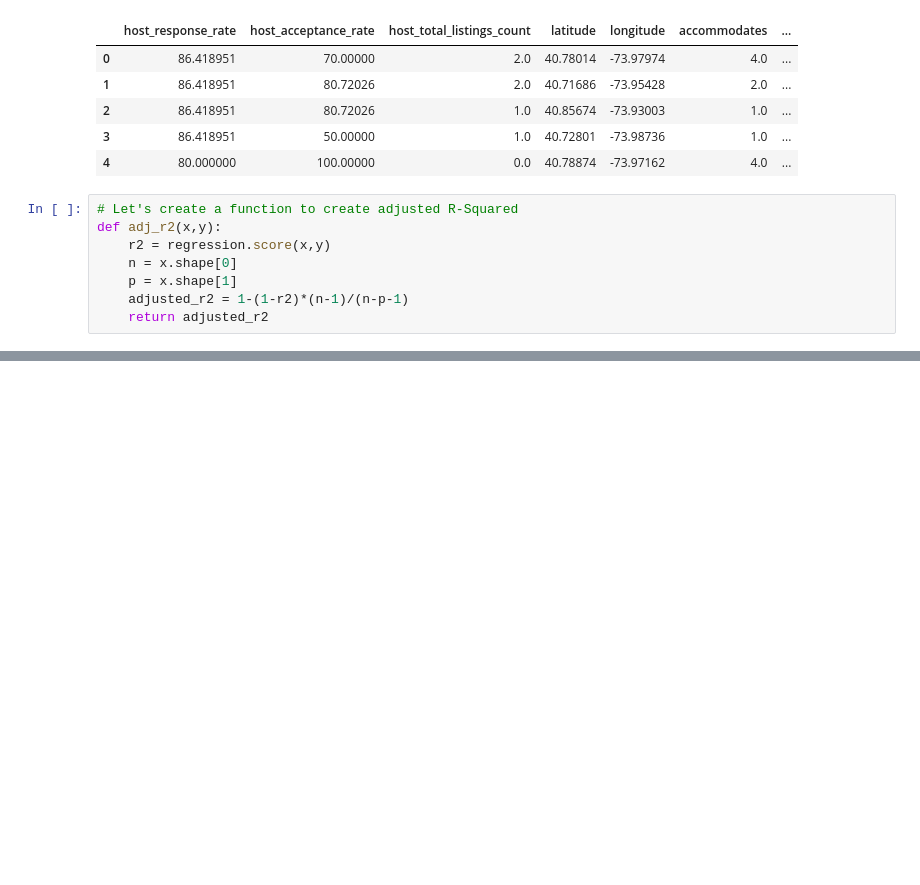
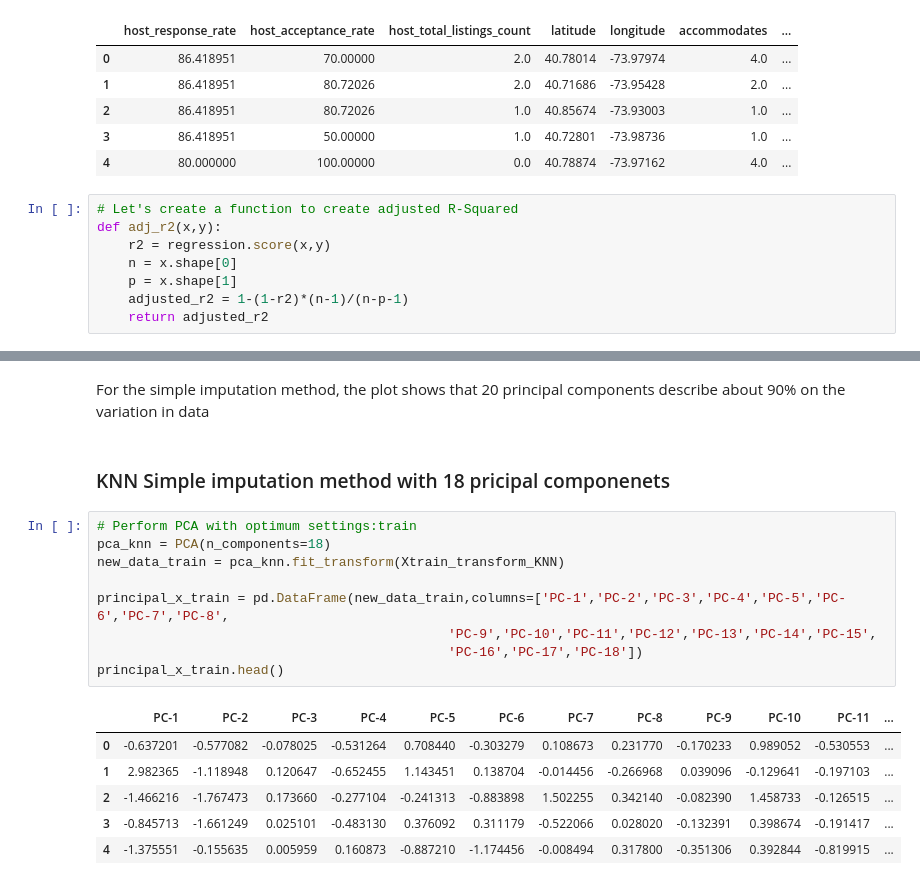
Before and after one commit to obeabi/SDSDecember2020Challenge, a Jupyter notebook: model_v1.ipynb, the cells around one changed output, grey strips where cells are left out. Cells and saved outputs as stored; diff of their text form; blank space fills up the shorter version.

```diff
--- a/model_v1.ipynb
+++ b/model_v1.ipynb
@@ -691,0 +766,20 @@ def adj_r2(x,y):
+# %% [markdown]
+For the simple imputation method, the plot shows that 20 principal components describe about 90% on the variation in data
+# %% [markdown]
+### KNN Simple imputation method with 18 pricipal componenets
+# %%
+# Perform PCA with optimum settings:train
+pca_knn = PCA(n_components=18)
+new_data_train = pca_knn.fit_transform(Xtrain_transform_KNN)
+
+principal_x_train = pd.DataFrame(new_data_train,columns=['PC-1','PC-2','PC-3','PC-4','PC-5','PC-6','PC-7','PC-8',
+                                             'PC-9','PC-10','PC-11','PC-12','PC-13','PC-14','PC-15',
+                                             'PC-16','PC-17','PC-18'])
+principal_x_train.head()
+# %% [output]
+|  | PC-1 | PC-2 | PC-3 | PC-4 | PC-5 | PC-6 | PC-7 | PC-8 | PC-9 | PC-10 | PC-11 | ... |
+| 0 | -0.637201 | -0.577082 | -0.078025 | -0.531264 | 0.708440 | -0.303279 | 0.108673 | 0.231770 | -0.170233 | 0.989052 | -0.530553 | ... |
+| 1 | 2.982365 | -1.118948 | 0.120647 | -0.652455 | 1.143451 | 0.138704 | -0.014456 | -0.266968 | 0.039096 | -0.129641 | -0.197103 | ... |
+| 2 | -1.466216 | -1.767473 | 0.173660 | -0.277104 | -0.241313 | -0.883898 | 1.502255 | 0.342140 | -0.082390 | 1.458733 | -0.126515 | ... |
+| 3 | -0.845713 | -1.661249 | 0.025101 | -0.483130 | 0.376092 | 0.311179 | -0.522066 | 0.028020 | -0.132391 | 0.398674 | -0.191417 | ... |
+| 4 | -1.375551 | -0.155635 | 0.005959 | 0.160873 | -0.887210 | -1.174456 | -0.008494 | 0.317800 | -0.351306 | 0.392844 | -0.819915 | ... |
```
Also changed, not shown: parts of 17 cells of this notebook.
